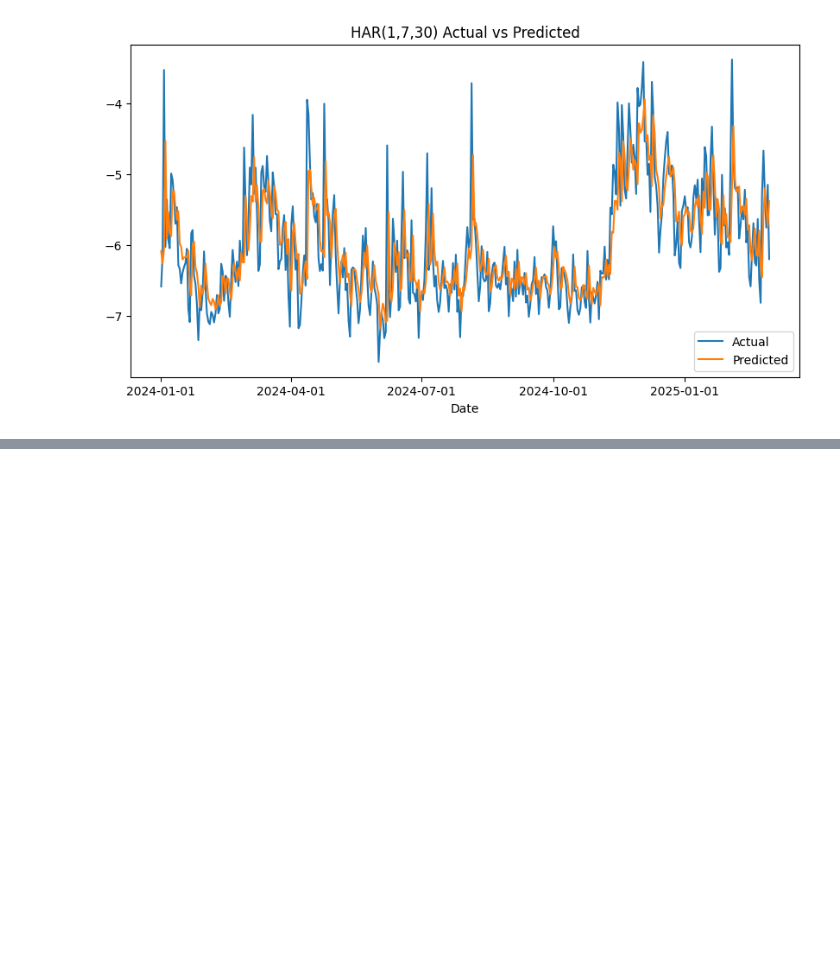
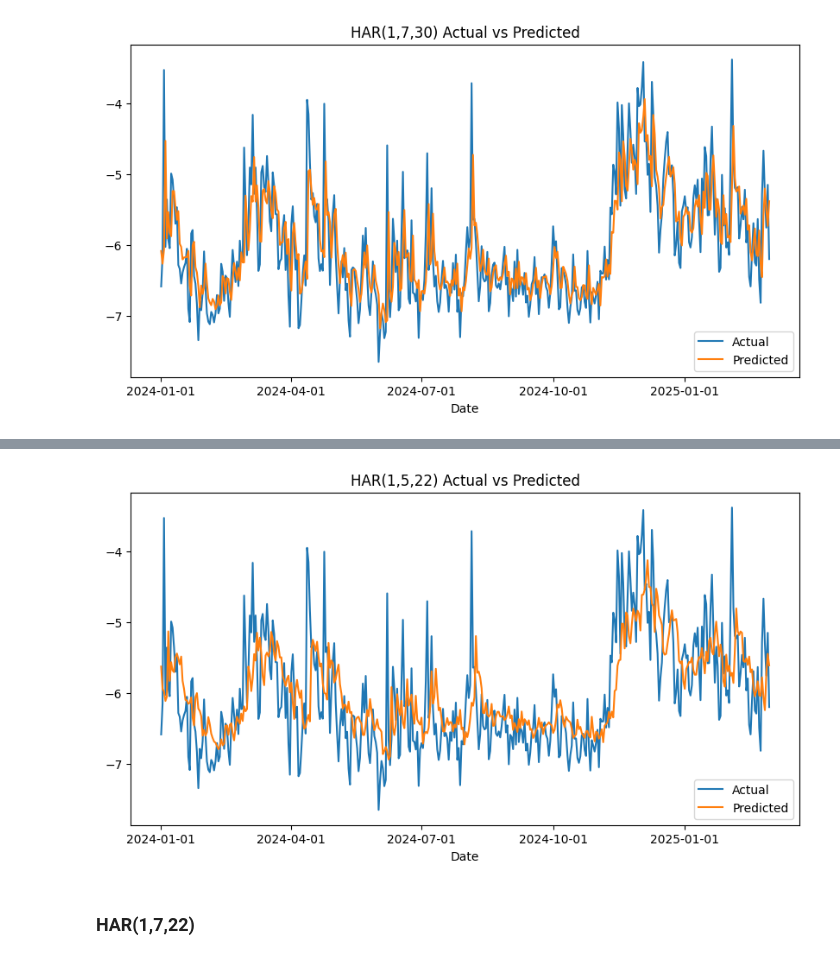
Before and after one commit to kiwi-lemongrass/DSE4101_Individual-Project, a Jupyter notebook: src/HAR.ipynb, the cells around one changed output, grey strips where cells are left out. Cells and saved outputs as stored; diff of their text form; code cells hidden in the pictures; blank space fills up the shorter version.

Commit message:
add HAR 3-day ahead forecast

```diff
--- a/src/HAR.ipynb
+++ b/src/HAR.ipynb
@@ -44,9 +44,9 @@ Where:
 # %%
 # Define dependent (y) and independent variables (X)
 y_train = df_train['lnRV']
-X_train = df_train[['lnRV_lag1', 'lnRV_5D_lag', 'lnRV_22D_lag']]
+X_train = df_train[['lnRV_lag1', 'lnRV_5D_lag1', 'lnRV_22D_lag1']]
 y_test = df_test['lnRV']
-X_test = df_test[['lnRV_lag1', 'lnRV_5D_lag', 'lnRV_22D_lag']]
+X_test = df_test[['lnRV_lag1', 'lnRV_5D_lag1', 'lnRV_22D_lag1']]
 # %%
 # Add a constant to the independent value
 X_train = sm.add_constant(X_train)
@@ -112,9 +112,9 @@ Where:
 # %%
 # Define dependent (y) and independent variables (X)
 y_train = df_train['lnRV']
-X_train = df_train[['lnRV_lag1', 'lnRV_7D_lag', 'lnRV_30D_lag']]
+X_train = df_train[['lnRV_lag1', 'lnRV_7D_lag1', 'lnRV_30D_lag1']]
 y_test = df_test['lnRV']
-X_test = df_test[['lnRV_lag1', 'lnRV_7D_lag', 'lnRV_30D_lag']]
+X_test = df_test[['lnRV_lag1', 'lnRV_7D_lag1', 'lnRV_30D_lag1']]
 
 # Add a constant to the independent value
 X_train = sm.add_constant(X_train)
@@ -169,0 +172,14 @@ plt.savefig('../res/HAR(1,7,30)_Actual_vs_Predicted.png')
+# %%
+# Define dependent (y) and independent variables (X)
+y_train = df_train['lnRV']
+X_train = df_train[['lnRV_lag3', 'lnRV_5D_lag3', 'lnRV_22D_lag3']]
+X_test = df_test[['lnRV_lag3', 'lnRV_5D_lag3', 'lnRV_22D_lag3']]
+
+# Add a constant to the independent value
+X_train = sm.add_constant(X_train)
+
+# Fit the OLS regression
+model = sm.OLS(y_train, X_train).fit()
+
+# Print summary of results
+print(model.summary())
@@ -169,0 +204,25 @@ plt.savefig('../res/HAR(1,7,30)_Actual_vs_Predicted.png')
+# %%
+# Predict y values
+X_test = sm.add_constant(X_test)
+y_pred = model.predict(X_test)
+
+# Save the predicted values
+df_pred = pd.read_csv('../res/pred.csv')
+df_pred['HAR(1,5,22)_3D'] = np.exp(y_pred).values
+df_pred.to_csv('../res/pred.csv', index=False)
+
+# Plot the predicted values against the actual values
+plt.figure(figsize=(10, 5))
+plt.plot(y_test, label='Actual')
+plt.plot(y_pred, label='Predicted')
+plt.title("HAR(1,5,22) Actual vs Predicted")
+plt.xlabel("Date")
+plt.xticks(ticks=date_ticks)
+plt.legend()
+
+# Save the plot
+plt.savefig('../res/HAR(1,5,22)_3D-ahead-forecasting_Actual_vs_Predicted.png')
+# %% [output]
+[figure, added]
+# %% [markdown]
+### HAR(1,7,22)
```
Also changed, not shown: parts of 12 cells of this notebook, 5 other files.
